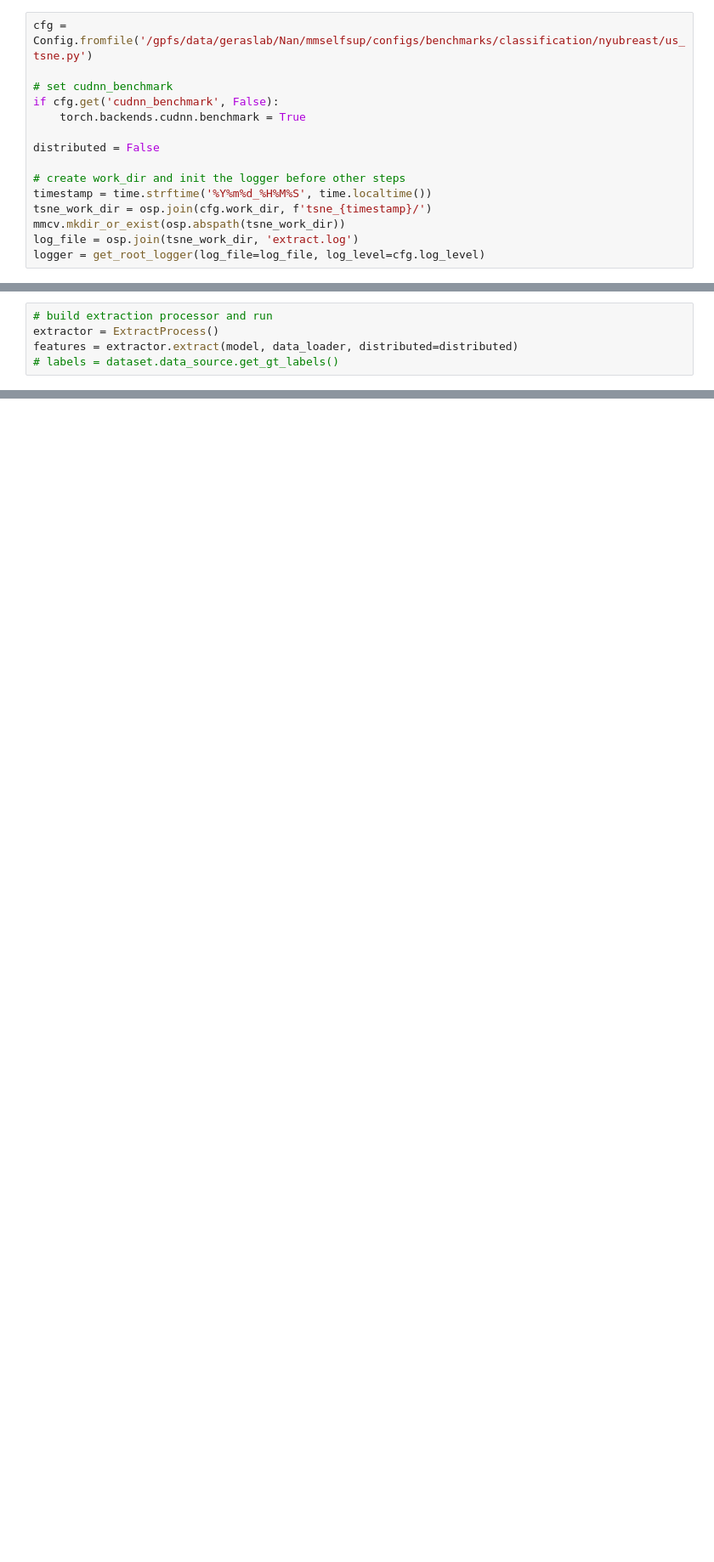
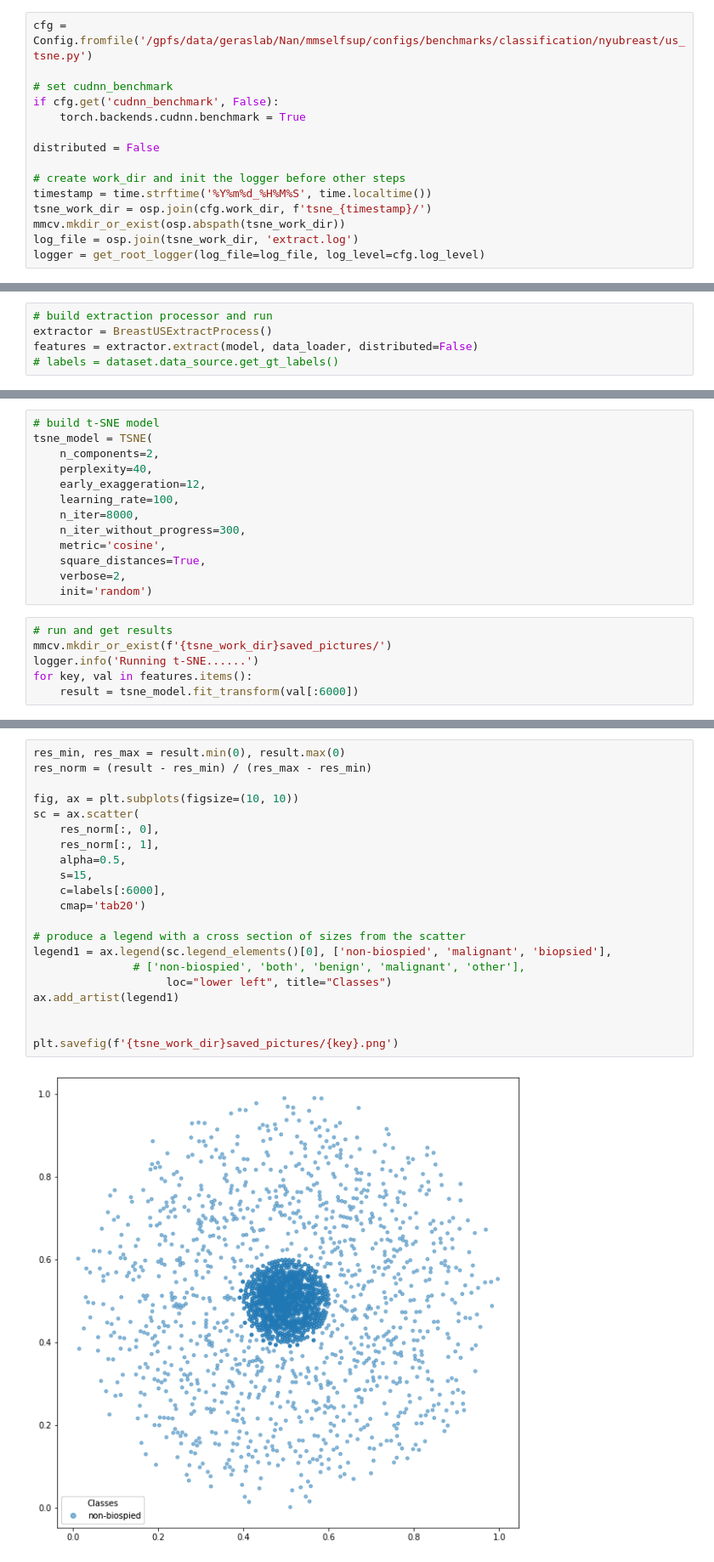
Before and after one commit to wooginawunan/mmselfsup, a Jupyter notebook: notebooks/tsne.ipynb, the cells around one changed output, grey strips where cells are left out. Shown: that part at 85% size. Saved outputs shown, nothing was run; the diff lists cells and outputs as text; blank space fills up the shorter version.

Commit message:
image level us feature extraction

```diff
--- a/notebooks/tsne.ipynb
+++ b/notebooks/tsne.ipynb
@@ -79,6 +73,6 @@ else:
 # %%
 # build extraction processor and run
-extractor = ExtractProcess()
-features = extractor.extract(model, data_loader, distributed=distributed)
+extractor = BreastUSExtractProcess()
+features = extractor.extract(model, data_loader, distributed=False)
 # labels = dataset.data_source.get_gt_labels()
 # %% [output]
@@ -120,0 +128,19 @@ for key, val in features.items():
+# %%
+# build t-SNE model
+tsne_model = TSNE(
+    n_components=2,
+    perplexity=40,
+    early_exaggeration=12,
+    learning_rate=100,
+    n_iter=8000,
+    n_iter_without_progress=300,
+    metric='cosine',
+    square_distances=True,
+    verbose=2,
+    init='random')
+# %%
+# run and get results
+mmcv.mkdir_or_exist(f'{tsne_work_dir}saved_pictures/')
+logger.info('Running t-SNE......')
+for key, val in features.items():
+    result = tsne_model.fit_transform(val[:6000])
@@ -120,0 +166,23 @@ for key, val in features.items():
+# %%
+res_min, res_max = result.min(0), result.max(0)
+res_norm = (result - res_min) / (res_max - res_min)
+
+fig, ax = plt.subplots(figsize=(10, 10))
+sc = ax.scatter(
+    res_norm[:, 0],
+    res_norm[:, 1],
+    alpha=0.5,
+    s=15,
+    c=labels[:6000],
+    cmap='tab20')
+
+# produce a legend with a cross section of sizes from the scatter
+legend1 = ax.legend(sc.legend_elements()[0], ['non-biospied', 'malignant', 'biopsied'],
+               # ['non-biospied', 'both', 'benign', 'malignant', 'other'],
+                    loc="lower left", title="Classes")
+ax.add_artist(legend1)
+
+
+plt.savefig(f'{tsne_work_dir}saved_pictures/{key}.png')
+# %% [output]
+[figure, added]
```
Also changed, not shown: parts of 12 cells of this notebook, 4 other files.
